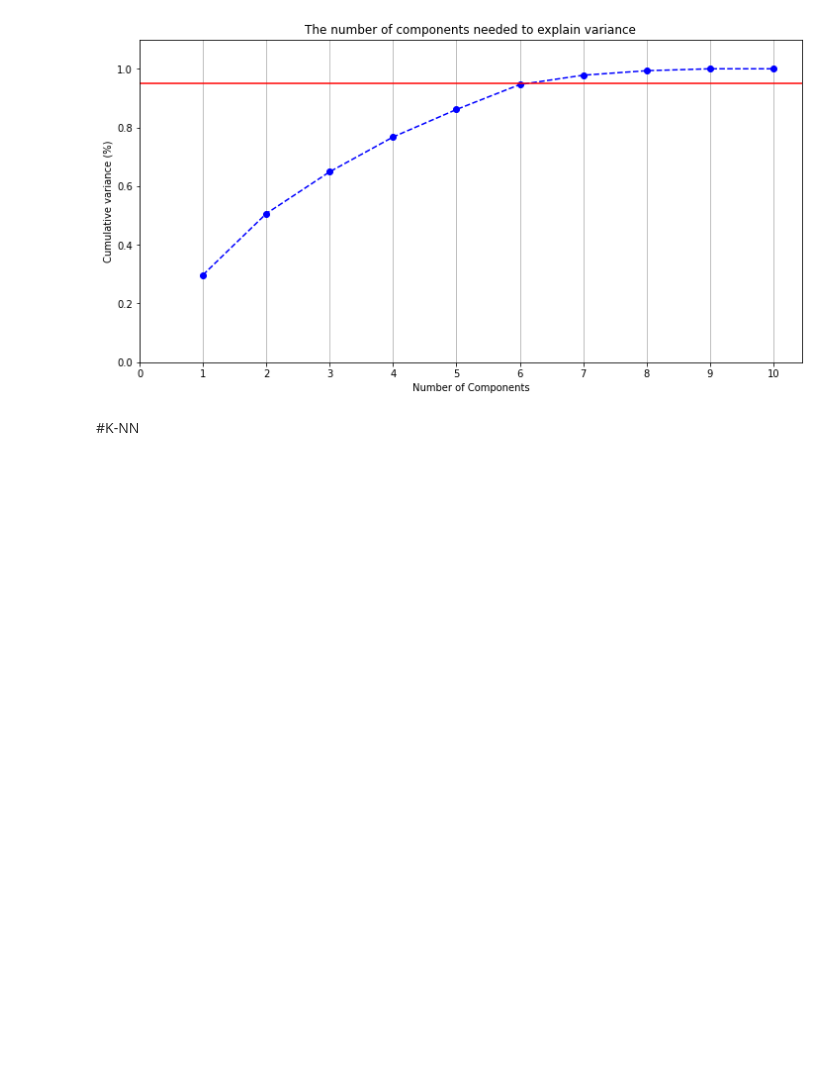
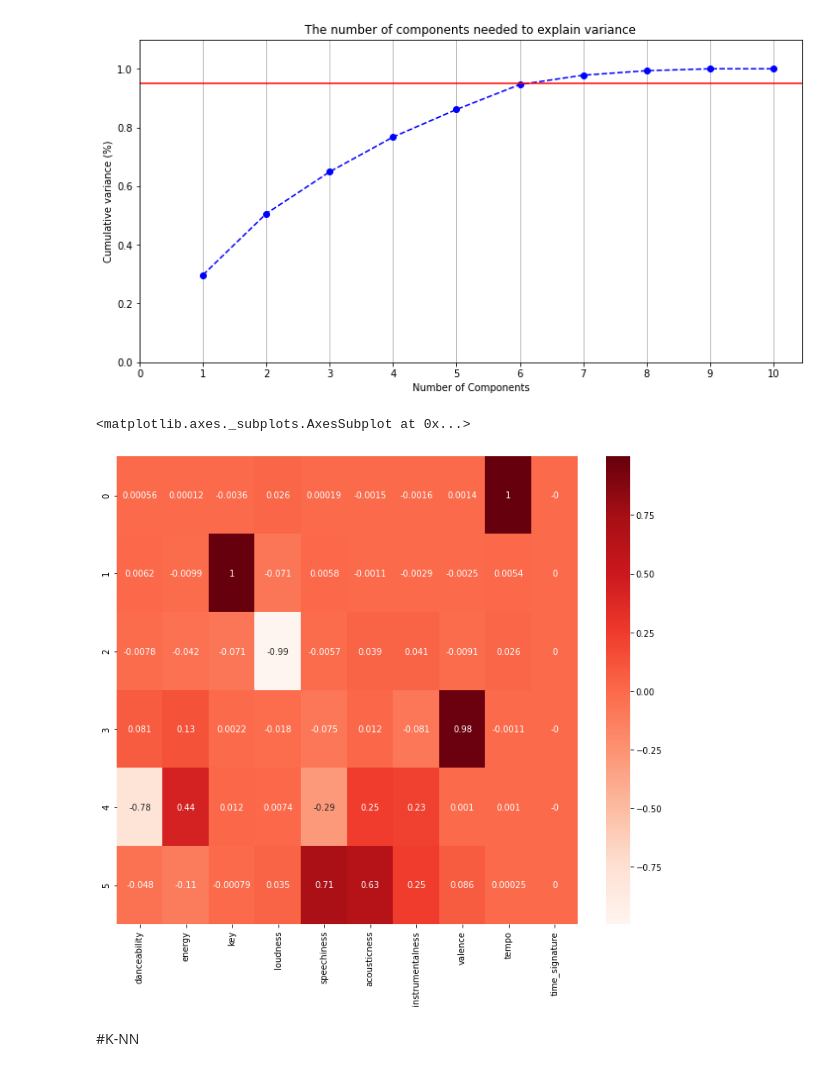
Before and after one commit to mosh98/spotify_dataset_exploration, a Jupyter notebook: Classifier_spotify_habits.ipynb, the cells around one changed output. Drawn from its saved outputs; the diff is of its cells as text; code cells hidden in the pictures; blank space fills up the shorter version.

Commit message:
Heatmap after Dimnetionality reduction

```diff
--- a/Classifier_spotify_habits.ipynb
+++ b/Classifier_spotify_habits.ipynb
@@ -198,34 +193,44 @@ data_rescaled
 # %%
 from sklearn.decomposition import PCA
 pca = PCA(n_components = 6)
-pca.fit(data_rescaled)
-reduced = pca.transform(data_rescaled)
+pca.fit(new_data)
+pca.transform(new_data)
+
+col = list(new_data.columns)
+
+df_principal_components = pd.DataFrame(pca.components_, columns=col)
 # %%
-pca = PCA().fit(data_rescaled)
+#pca = PCA().fit(data_rescaled)
 
-% matplotlib inline
-import matplotlib.pyplot as plt
-plt.rcParams["figure.figsize"] = (12,6)
+#% matplotlib inline
+#import matplotlib.pyplot as plt
+#plt.rcParams["figure.figsize"] = (12,6)
 
-fig, ax = plt.subplots()
-xi = np.arange(1, 11, step=1)
-y = np.cumsum(pca.explained_variance_ratio_)
+#fig, ax = plt.subplots()
+#xi = np.arange(1, 11, step=1)
+#y = np.cumsum(pca.explained_variance_ratio_)
 
-plt.ylim(0.0,1.1)
-plt.plot(xi, y, marker='o', linestyle='--', color='b')
+#plt.ylim(0.0,1.1)
+#plt.plot(xi, y, marker='o', linestyle='--', color='b')
 
-plt.xlabel('Number of Components')
-plt.xticks(np.arange(0, 11, step=1)) #change from 0-based array index to 1-based human-readable label
-plt.ylabel('Cumulative variance (%)')
-plt.title('The number of components needed to explain variance')
+#plt.xlabel('Number of Components')
+#plt.xticks(np.arange(0, 11, step=1)) #change from 0-based array index to 1-based human-readable label
+#plt.ylabel('Cumulative variance (%)')
+#plt.title('The number of components needed to explain variance')
 
-plt.axhline(y=0.95, color='r', linestyle='-')
+#plt.axhline(y=0.95, color='r', linestyle='-')
 
 
-ax.grid(axis='x')
-plt.show()
+#ax.grid(axis='x')
+#plt.show()
 # %% [output]
 [figure]
+# %%
+plt.figure(figsize=(12,10))
+sns.heatmap(df_principal_components,annot=True,cmap=plt.cm.Reds)
+# %% [output]
+<matplotlib.axes._subplots.AxesSubplot at 0x...>
+[figure, added]
 # %% [markdown]
 #K-NN
 # %%
```
Also changed, not shown: parts of 1 cell of this notebook.
